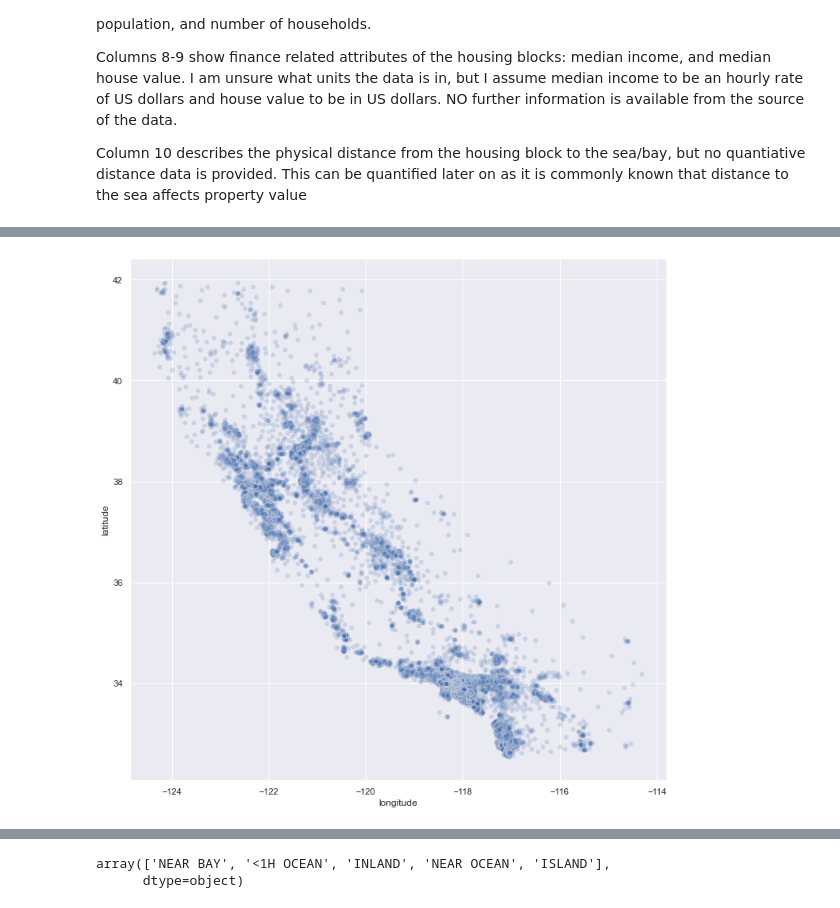
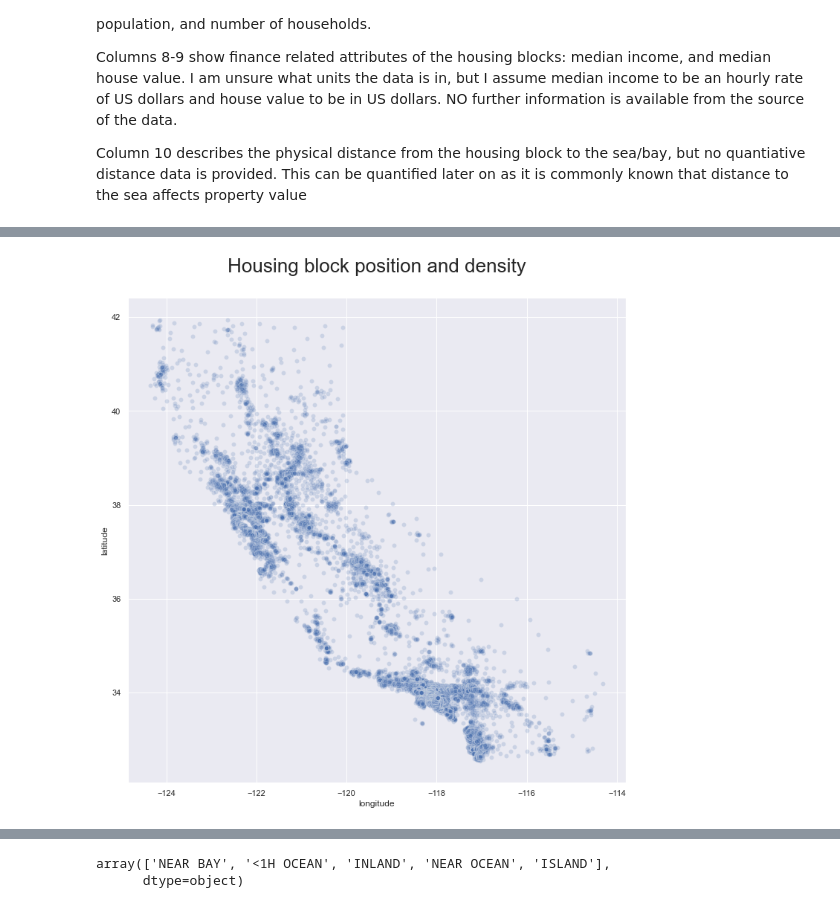
Before and after one commit to jerrold110/California-housing-price-regression, a Jupyter notebook: Data understanding I.ipynb, the cells around one changed output, grey strips where cells are left out. Drawn from its saved outputs; the diff is of its cells as text; code cells hidden in the pictures.

Commit message:
Data modelling variation update
Data modelling variation update with comments

```diff
--- a/Data understanding I.ipynb
+++ b/Data understanding I.ipynb
@@ -96,6 +102,6 @@ plt.rcParams['figure.figsize']=(12, 12)
 # %%
-sns.scatterplot(data=housing, x="longitude", y="latitude",alpha=0.2, palette="bright")
+sns.scatterplot(data=housing, x="longitude", y="latitude",alpha=0.2, palette="bright").set_title('Housing block position and density\n', size=26)
 plt.show()
 # %% [output]
-[figure, old version]
+[figure, new version]
 # %%
```
Also changed, not shown: parts of 22 cells of this notebook, 3 other files.
